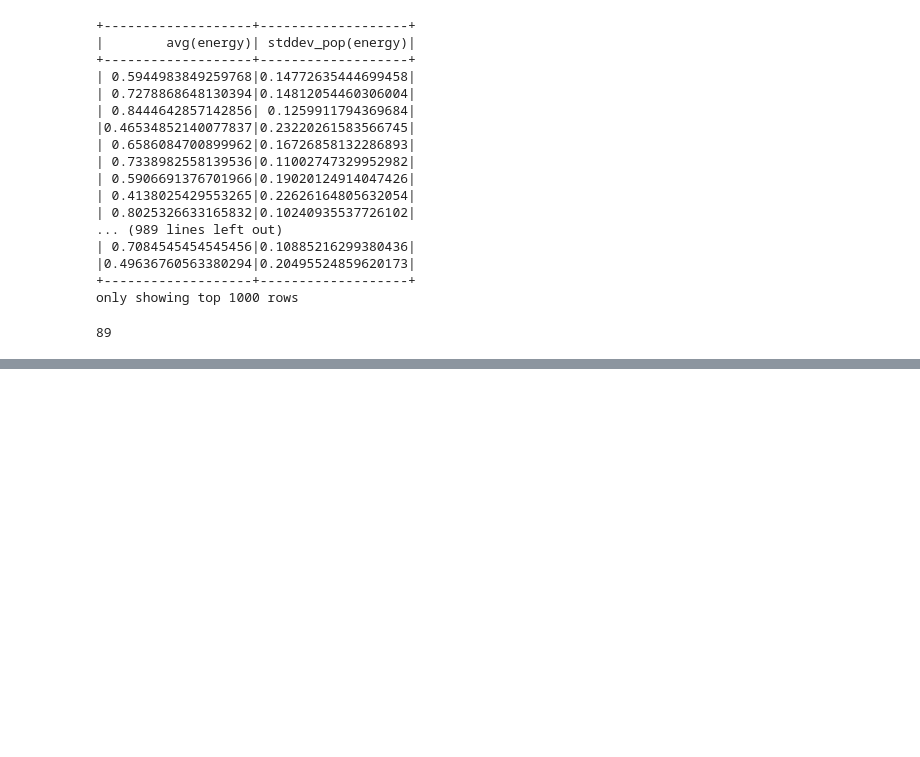
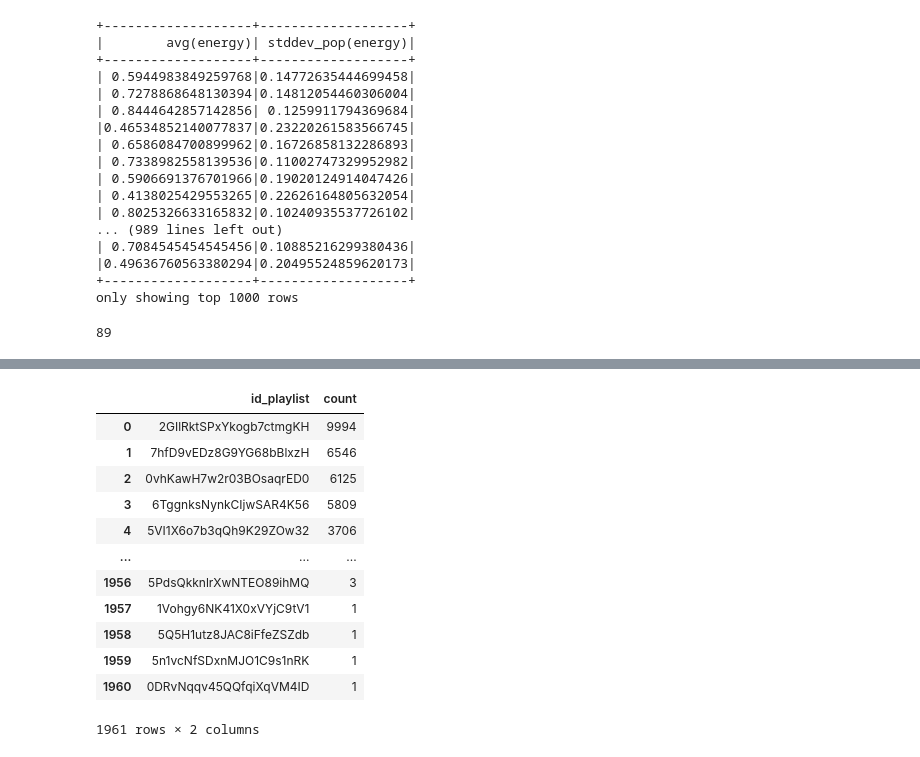
Before and after one commit to frabatx/Spotipy-Covid19, a Jupyter notebook: work/random_stuff.ipynb, the cells around one changed output, grey strips where cells are left out. Saved outputs shown, nothing was run; the diff lists cells and outputs as text; code cells hidden in the pictures; blank space fills up the shorter version.

```diff
--- a/work/random_stuff.ipynb
+++ b/work/random_stuff.ipynb
@@ -233,0 +447,18 @@ df_complete2.filter(df_complete2.year_month < '2020-01').count()
+# %%
+sql = """SELECT * FROM count_tracks_distribution ORDER BY count DESC """
+df3 = pd.read_sql(sql, conn)
+df3
+# %% [output]
+|  | id_playlist | count |
+| 0 | 2GIlRktSPxYkogb7ctmgKH | 9994 |
+| 1 | 7hfD9vEDz8G9YG68bBlxzH | 6546 |
+| 2 | 0vhKawH7w2r03BOsaqrED0 | 6125 |
+| 3 | 6TggnksNynkCIjwSAR4K56 | 5809 |
+| 4 | 5VI1X6o7b3qQh9K29ZOw32 | 3706 |
+| ... | ... | ... |
+| 1956 | 5PdsQkknlrXwNTEO89ihMQ | 3 |
+| 1957 | 1Vohgy6NK41X0xVYjC9tV1 | 1 |
+| 1958 | 5Q5H1utz8JAC8iFfeZSZdb | 1 |
+| 1959 | 5n1vcNfSDxnMJO1C9s1nRK | 1 |
+| 1960 | 0DRvNqqv45QQfqiXqVM4ID | 1 |
+1961 rows × 2 columns
```
Also changed, not shown: parts of 22 cells of this notebook, 9 other files.
